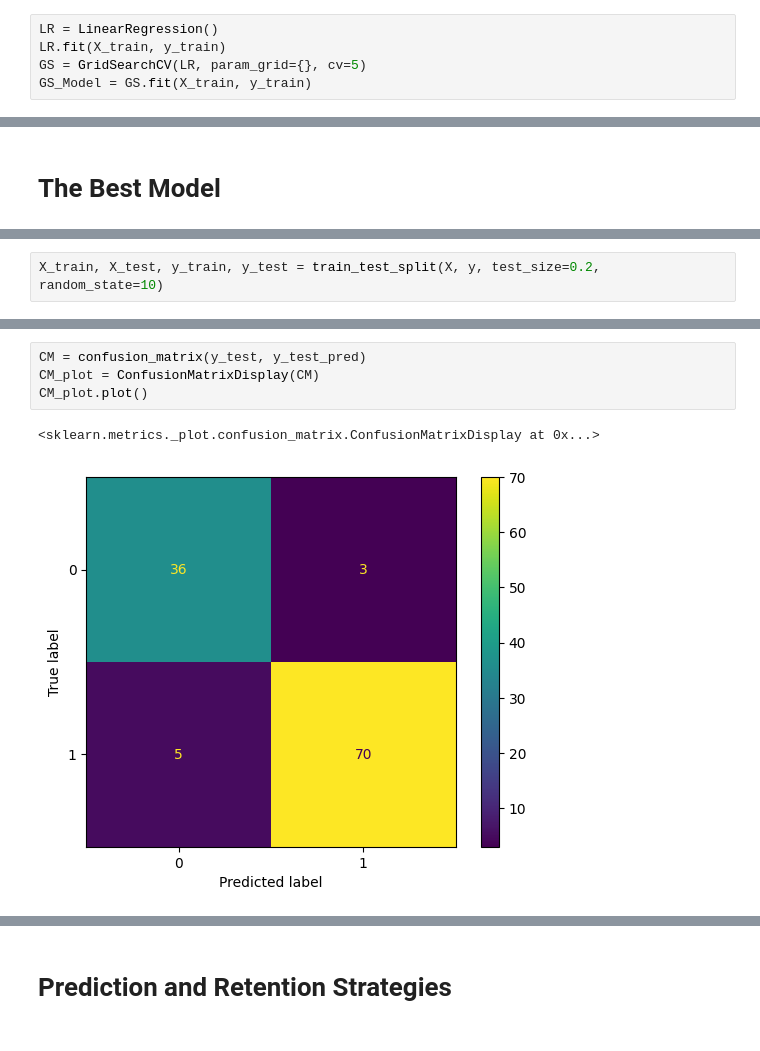
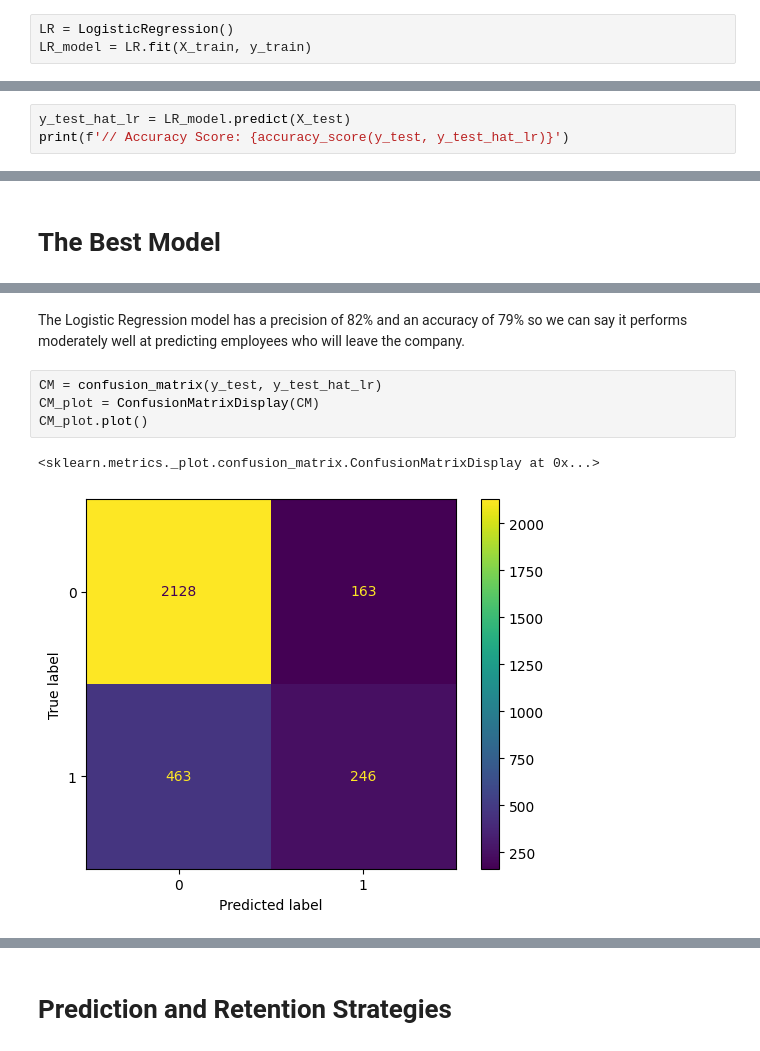
Before and after one commit to kitsbits/aiml, a Jupyter notebook: ml-core/project/ml_project.ipynb, the cells around one changed output, grey strips where cells are left out. Drawn from its saved outputs; the diff is of its cells as text.

```diff
--- a/ml-core/project/ml_project.ipynb
+++ b/ml-core/project/ml_project.ipynb
@@ -341,6 +423,4 @@ X_resampled, y_resampled = smote_model.fit_resample(X_train, y_train)
-# %%
-LR = LinearRegression()
-LR.fit(X_train, y_train)
-GS = GridSearchCV(LR, param_grid={}, cv=5)
-GS_Model = GS.fit(X_train, y_train)
+# %%
+LR = LogisticRegression()
+LR_model = LR.fit(X_train, y_train)
 # %%
@@ -370,0 +432,3 @@ At 73% accuracy this model performs ok but not great
+# %%
+y_test_hat_lr = LR_model.predict(X_test)
+print(f'// Accuracy Score: {accuracy_score(y_test, y_test_hat_lr)}')
@@ -395,2 +536,0 @@ y = bc.target
-# %%
-X_train, X_test, y_train, y_test = train_test_split(X, y, test_size=0.2, random_state=10)
@@ -412,7 +550,9 @@ y_test_pred = LR.predict(X_test)
+# %% [markdown]
+The Logistic Regression model has a precision of 82% and an accuracy of 79% so we can say it performs moderately well at predicting employees who will leave the company.
 # %%
-CM = confusion_matrix(y_test, y_test_pred)
+CM = confusion_matrix(y_test, y_test_hat_lr)
 CM_plot = ConfusionMatrixDisplay(CM)
 CM_plot.plot()
 # %% [output]
 <sklearn.metrics._plot.confusion_matrix.ConfusionMatrixDisplay at 0x...>
-[figure, old version]
+[figure, new version]
```
Also changed, not shown: parts of 94 cells of this notebook, 1 other file.
